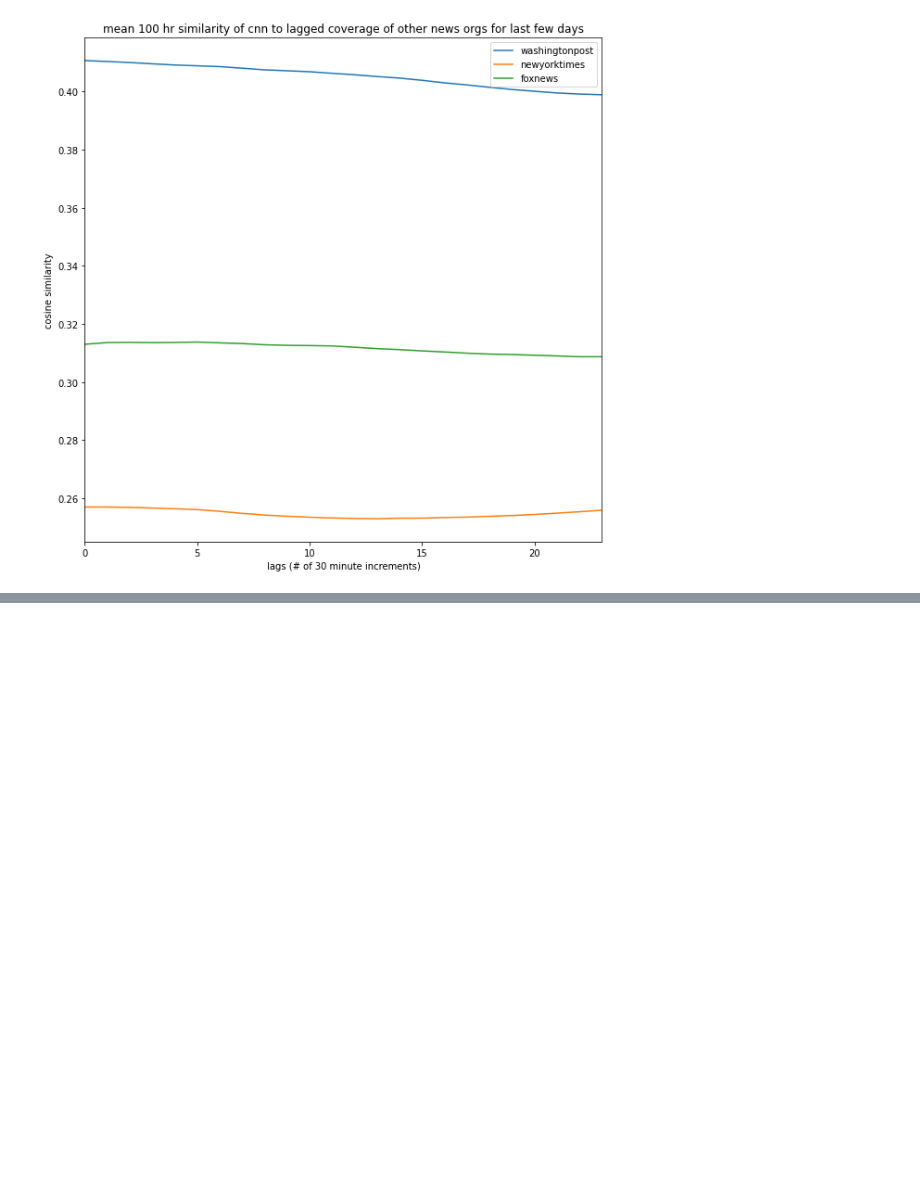
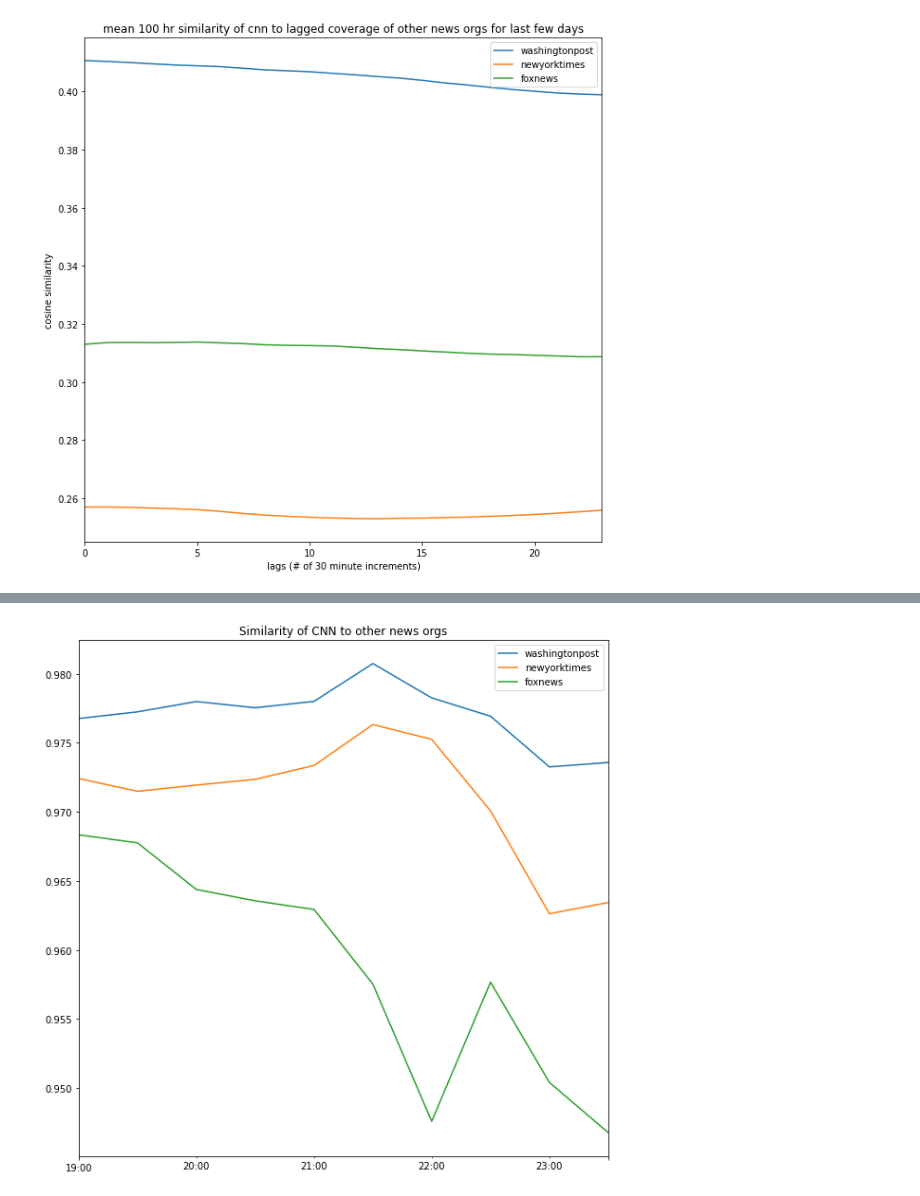
Before and after one commit to brockmanmatt/NewsTrends, a Jupyter notebook: 01_descriptive_analysis.ipynb, the cells around one changed output, grey strips where cells are left out. Drawn from its saved outputs; the diff is of its cells as text; code cells hidden in the pictures; blank space fills up the shorter version.

```diff
--- a/01_descriptive_analysis.ipynb
+++ b/01_descriptive_analysis.ipynb
@@ -412,0 +456,5 @@ plt.show()
+# %%
+class describer(describer):
+    "load w2v model"
+    def loadw2v(self, model):
+        self.w2v=model
@@ -412,0 +491,39 @@ plt.show()
+# %%
+#export
+class describer(describer):
+    "update describer with similarity of w2v"
+
+    def w2vSimilarityOverTime(self, endogenous:str, exogenous:list=[], lastNScrapes:int=6, scope=10):
+        "caluculate w2v similar to publisher"
+
+
+        if type(self.getw2vvector("covid")) == int:
+            raise Exception ("no w2v model")
+
+
+        self.df.date = pd.to_datetime(self.df.date)
+
+        recent_dates = sorted(self.df.date.unique())
+        today = self.df.date.max()
+
+        cosims = pd.DataFrame()
+
+        for i in range(1,scope+1):
+            df = self.df[self.df.date == recent_dates[-i]]
+
+            for exo in exogenous:
+                cosims.at[exo, recent_dates[-i]] = self.w2vCosineSimilarity(df[df.source==endogenous].tokens, df[df.source==exo].tokens)
+        #for testing purposes
+        self.cosims = cosims
+        return cosims
+# %%
+test2 = describer()
+test2.load_article_holder(test)
+test2.loadw2v(model)
+testSOT = test2.w2vSimilarityOverTime("cnn", ["washingtonpost", "newyorktimes", "foxnews"])
+# %%
+fig, ax=plt.subplots(figsize=(10,10), facecolor="w")
+testSOT.T.plot(title="Similarity of CNN to other news orgs", ax=ax)
+plt.show()
+# %% [output]
+[figure, added]
```
Also changed, not shown: parts of 15 cells of this notebook, 3 other files.
